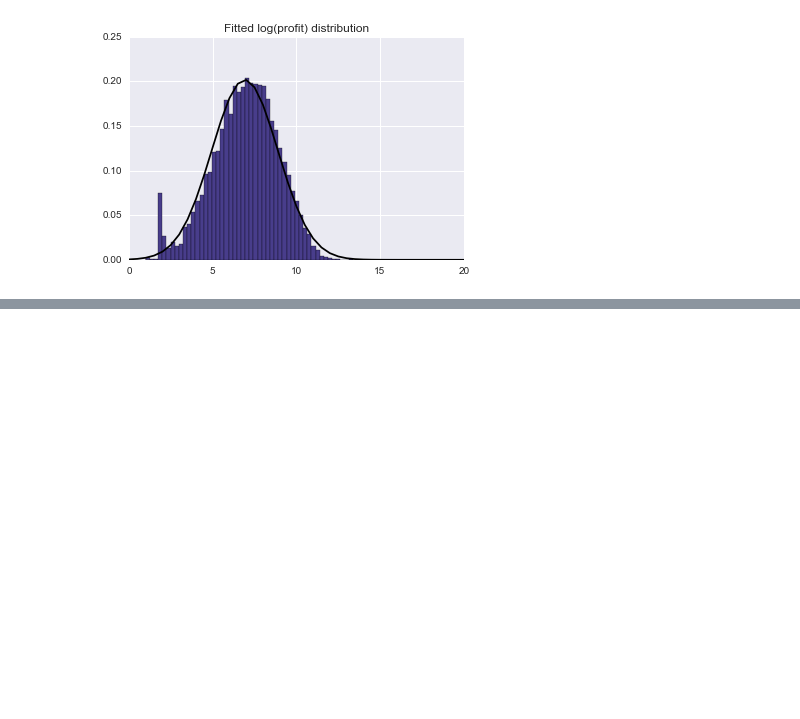
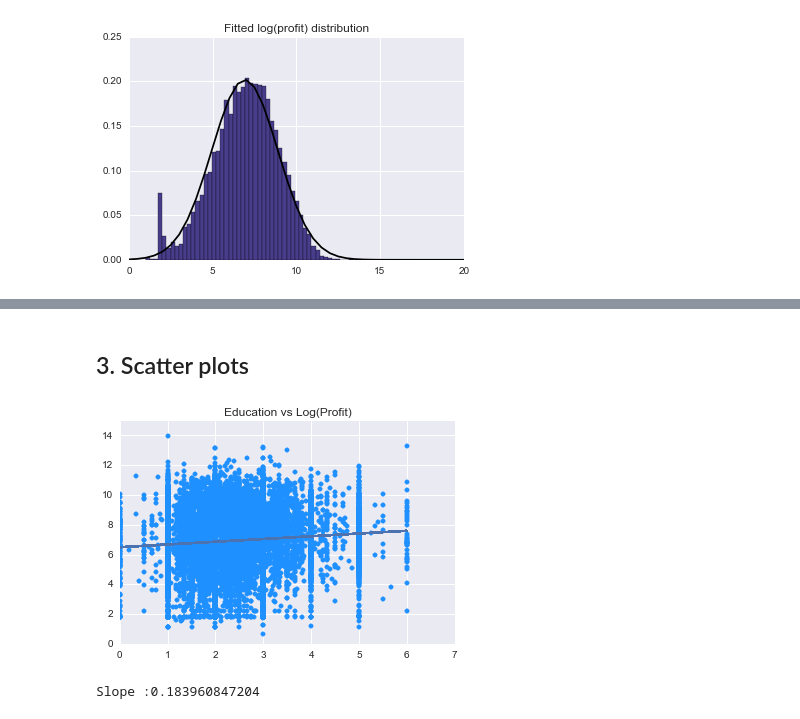
Before and after one commit to davidrpugh/assortative-matching-large-firms, a Jupyter notebook: Histograms.ipynb, the cells around one changed output, grey strips where cells are left out. Saved outputs shown, nothing was run; the diff lists cells and outputs as text; code cells hidden in the pictures; blank space fills up the shorter version.

Commit message:
Added scatter plots to Histograms

```diff
--- a/Histograms.ipynb
+++ b/Histograms.ipynb
@@ -182,0 +193,15 @@ plt.show()
+# %% [markdown]
+## 3. Scatter plots
+# %%
+# Education vs log(Profit)
+plt.scatter(skill_w, np.log(profit), color='dodgerblue')
+m, b = np.polyfit(skill_w, np.log(profit), 1)
+plt.plot(skill_w, m*skill_w + b, '-')
+plt.ylim(0,15.0)
+plt.xlim(0,7)
+plt.title('Education vs Log(Profit)')
+plt.show()
+print 'Slope :'+str(m)
+# %% [output]
+[figure, added]
+Slope :0.183960847204
```
Also changed, not shown: parts of 3 cells of this notebook.
